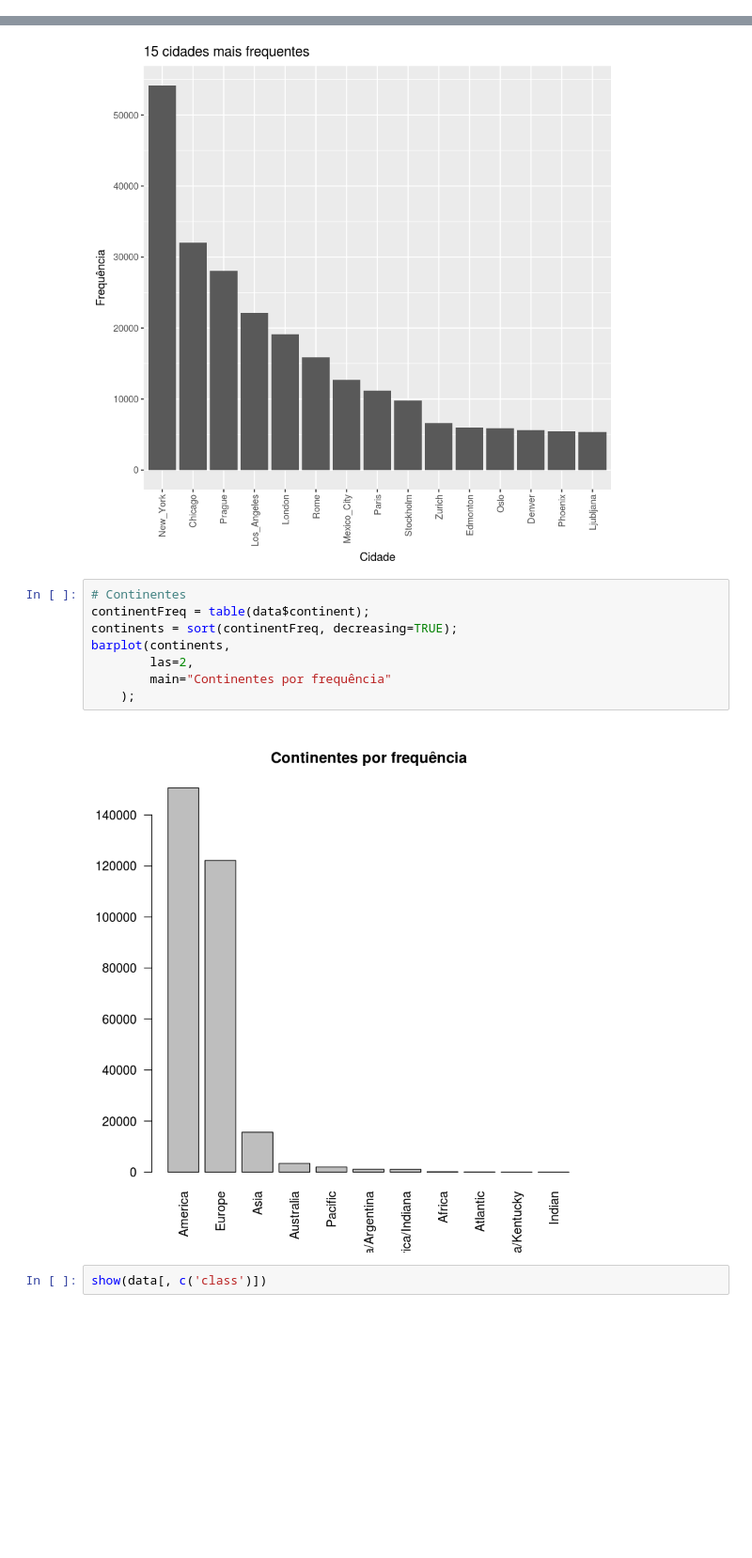
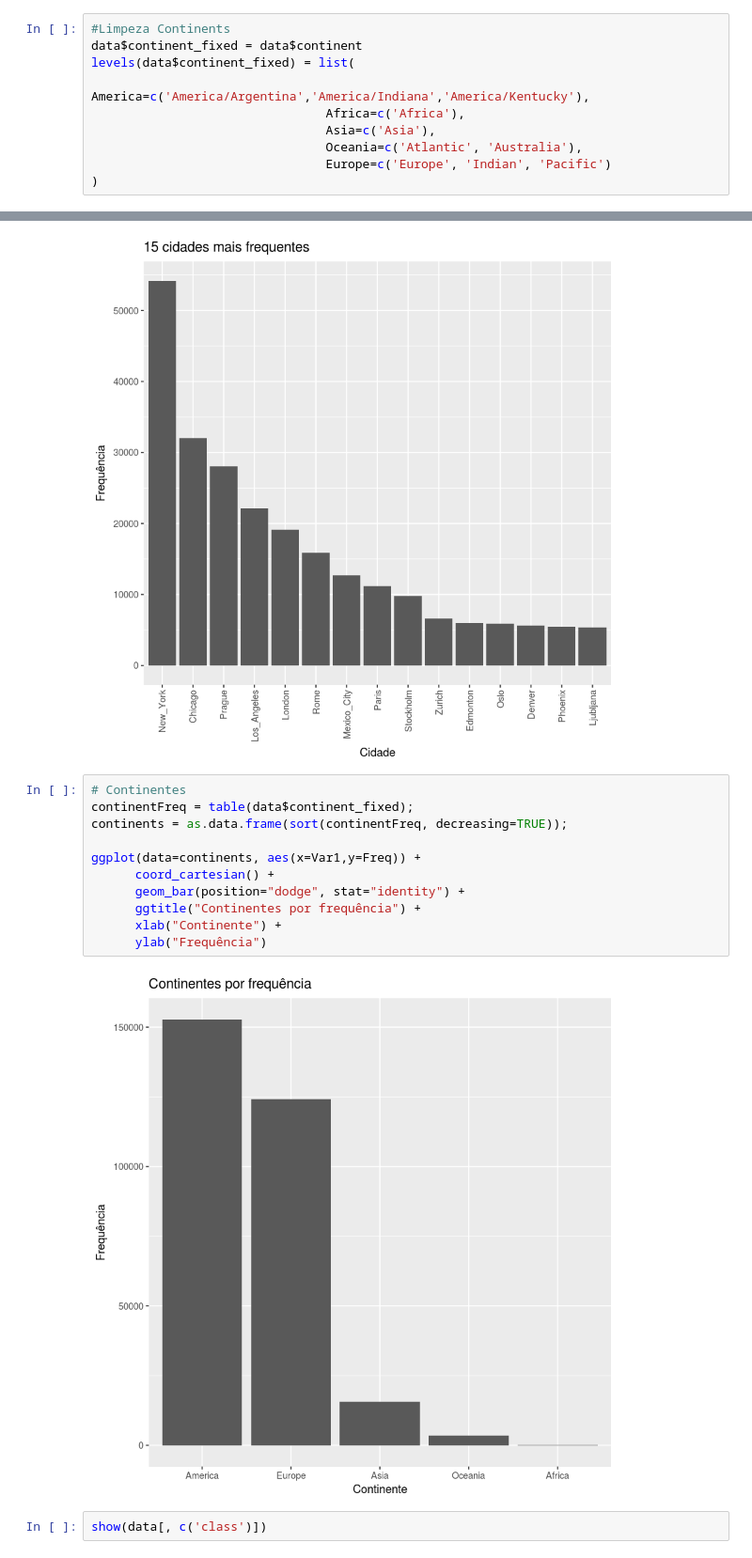
Before and after one commit to E-Trindade/predict-em-all, a Jupyter notebook: Pokemon.ipynb, the cells around one changed output, grey strips where cells are left out. Shown: that part at 94% size. Drawn from its saved outputs; the diff is of its cells as text; blank space fills up the shorter version.

Commit message:
Continent and City graph

```diff
--- a/Pokemon.ipynb
+++ b/Pokemon.ipynb
@@ -9,3 +31,13 @@ data = read.csv('300k.csv')
+# %%
+#Limpeza Continents
+data$continent_fixed = data$continent
+levels(data$continent_fixed) = list(
+                                America=c('America/Argentina','America/Indiana','America/Kentucky'),
+                                Africa=c('Africa'),
+                                Asia=c('Asia'),
+                                Oceania=c('Atlantic', 'Australia'),
+                                Europe=c('Europe', 'Indian', 'Pacific')
+)
 # %%
 # Medidas resumo
 #Média, freq e quantis
@@ -93,14 +125,17 @@ ggplot(data=topCities, aes(x=Var1,y=Freq)) +
 [figure]
 # %%
 # Continentes
-continentFreq = table(data$continent);
-continents = sort(continentFreq, decreasing=TRUE);
-barplot(continents,
-        las=2,
-        main="Continentes por frequência"
-    );
+continentFreq = table(data$continent_fixed);
+continents = as.data.frame(sort(continentFreq, decreasing=TRUE));
+
+ggplot(data=continents, aes(x=Var1,y=Freq)) +
+      coord_cartesian() +
+      geom_bar(position="dodge", stat="identity") +
+      ggtitle("Continentes por frequência") +
+      xlab("Continente") +
+      ylab("Frequência")
 # %% [output]
-[figure, old version]
+[figure, new version]
 # %%
 show(data[, c('class')])
 # %% [output]
```
Also changed, not shown: parts of 2 cells of this notebook.
